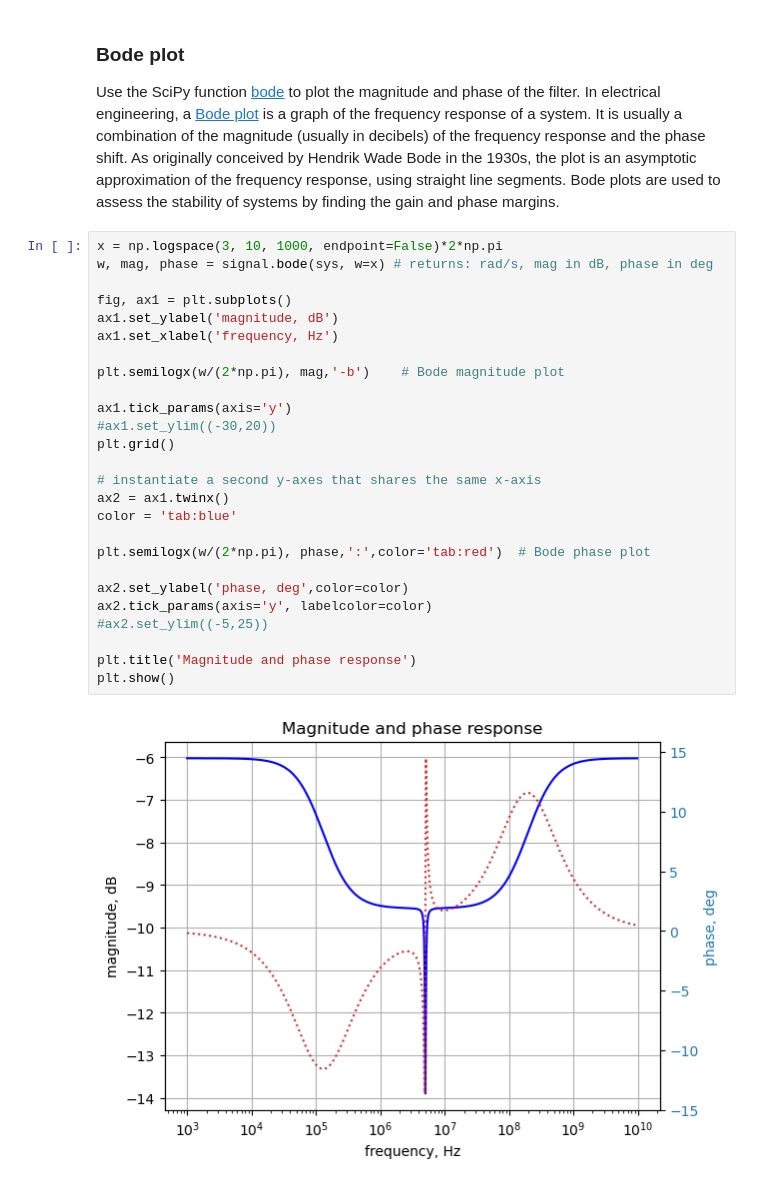
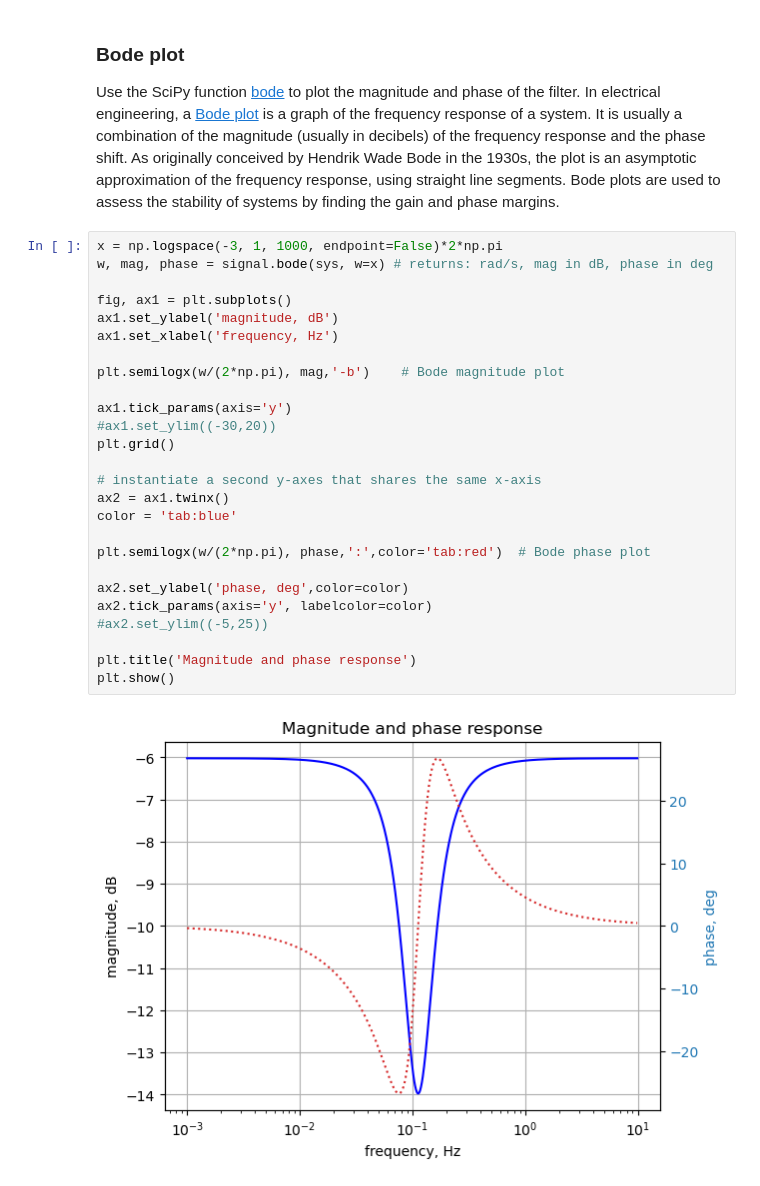
Before and after one commit to Tiburonboy/Symbolic-Modified-Nodal-Analysis-using-Python, a Jupyter notebook: backup/Pi-Filter.ipynb, the cells around one changed output. Saved outputs shown, nothing was run; the diff lists cells and outputs as text.

```diff
--- a/backup/Pi-Filter.ipynb
+++ b/backup/Pi-Filter.ipynb
@@ -555,30 +579,30 @@ number of poles: 4
 ### Bode plot
 Use the SciPy function [bode](https://docs.scipy.org/doc/scipy/reference/generated/scipy.signal.bode.html) to plot the magnitude and phase of the filter. In electrical engineering, a [Bode plot](https://en.wikipedia.org/wiki/Bode_plot) is a graph of the frequency response of a system. It is usually a combination of the magnitude (usually in decibels) of the frequency response and the phase shift. As originally conceived by Hendrik Wade Bode in the 1930s, the plot is an asymptotic approximation of the frequency response, using straight line segments. Bode plots are used to assess the stability of systems by finding the gain and phase margins.
 # %%
-x = np.logspace(3, 10, 1000, endpoint=False)*2*np.pi
+x = np.logspace(-3, 1, 1000, endpoint=False)*2*np.pi
 w, mag, phase = signal.bode(sys, w=x) # returns: rad/s, mag in dB, phase in deg
 
 fig, ax1 = plt.subplots()
 ax1.set_ylabel('magnitude, dB')
 ax1.set_xlabel('frequency, Hz')
 
 plt.semilogx(w/(2*np.pi), mag,'-b')    # Bode magnitude plot
 
 ax1.tick_params(axis='y')
 #ax1.set_ylim((-30,20))
 plt.grid()
 
 # instantiate a second y-axes that shares the same x-axis
 ax2 = ax1.twinx()
 color = 'tab:blue'
 
 plt.semilogx(w/(2*np.pi), phase,':',color='tab:red')  # Bode phase plot
 
 ax2.set_ylabel('phase, deg',color=color)
 ax2.tick_params(axis='y', labelcolor=color)
 #ax2.set_ylim((-5,25))
 
 plt.title('Magnitude and phase response')
 plt.show()
 # %% [output]
-[figure, old version]
+[figure, new version]
```
Also changed, not shown: parts of 42 cells of this notebook, 7 other files.
